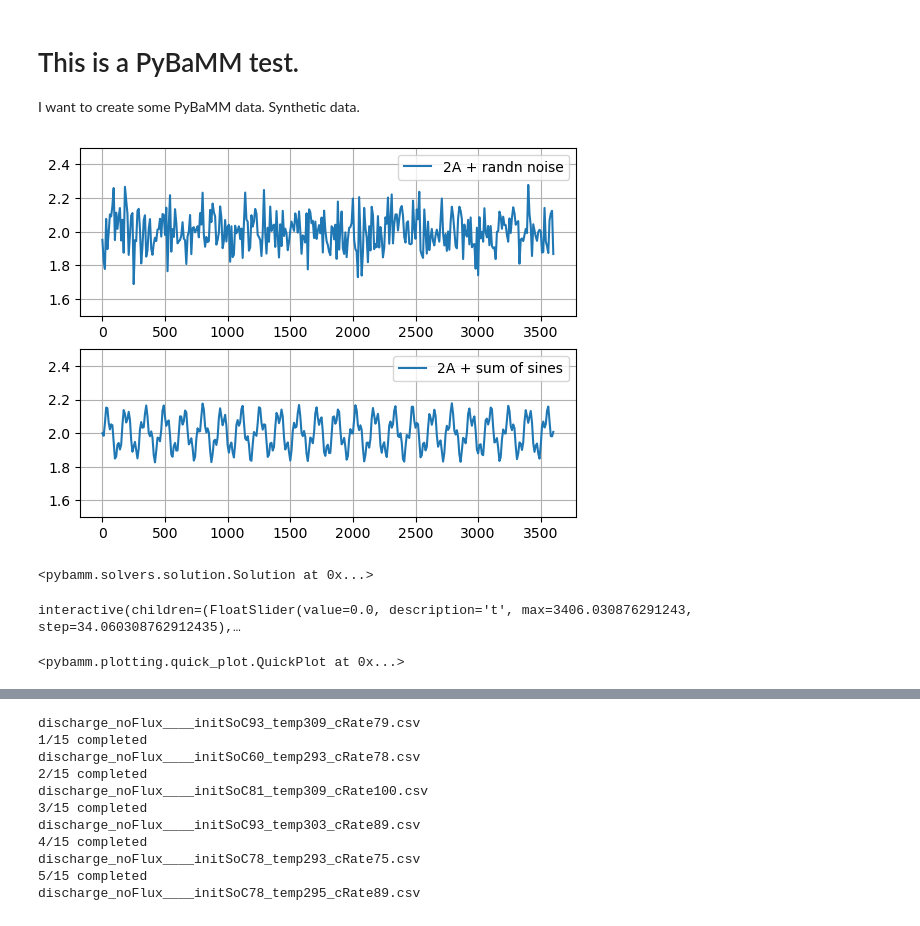
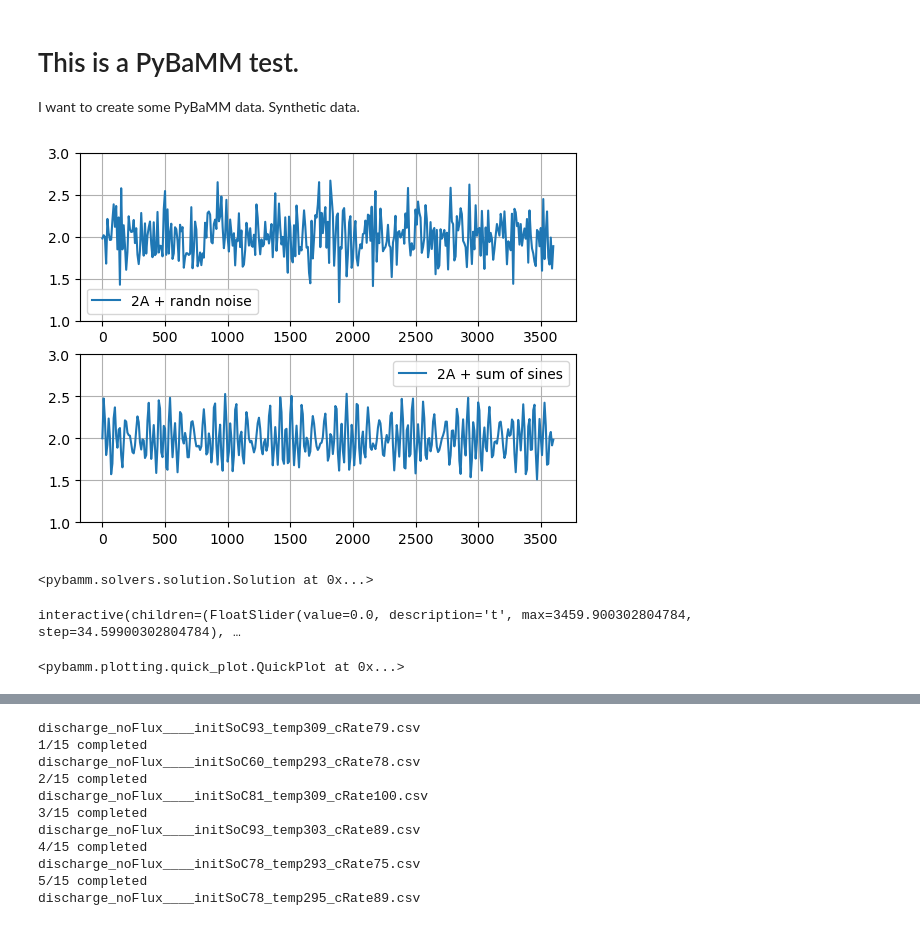
Before and after one commit to SarvTex/june_sciml_workshop, a Jupyter notebook: 11_pybammCreateData.ipynb, the cells around one changed output, grey strips where cells are left out. Drawn from its saved outputs; the diff is of its cells as text; code cells hidden in the pictures.

```diff
--- a/11_pybammCreateData.ipynb
+++ b/11_pybammCreateData.ipynb
@@ -13,38 +13,38 @@ import matplotlib.pyplot as plt
 def generate_data_randn(avg, stddev, t_step=10, max_time=3600):
     # this is it
     time = np.arange(0, max_time+t_step, t_step)
     out  = (np.ones_like(time) * avg) + (np.random.randn(*time.shape) * stddev)
 
     return pybamm.Interpolant(time, out, pybamm.t)
 
 def generate_data_sum_sin(avg, max_amp, num_sines=3, t_step=10, max_time=3600):
     max_freq = 1/4/t_step
     time = np.arange(0, max_time+t_step, t_step)
     out  = np.ones_like(time, dtype=np.float64) * avg
     for i in range(num_sines):
         out += np.sin(2*np.pi*np.random.rand()*max_freq*time) * (2*np.random.rand()-1) * max_amp
 
     return pybamm.Interpolant(time, out, pybamm.t)
 
 
 # demo interpolant data generation functions
-curr_interpolant_rand = generate_data_randn(2., 0.1)
-curr_interpolant_sine = generate_data_sum_sin(2., 0.15)
+curr_interpolant_rand = generate_data_randn(2., 0.25)
+curr_interpolant_sine = generate_data_sum_sin(2., 0.5)
 
 fig, (ax1,ax2) = plt.subplots(2,1)
 ax1.plot(curr_interpolant_rand.x[0], curr_interpolant_rand.y, label="2A + randn noise")
-ax1.set_ylim(1.5, 2.5)
+ax1.set_ylim(1, 3)
 ax1.grid(True)
 ax1.legend()
 
 ax2.plot(curr_interpolant_sine.x[0], curr_interpolant_sine.y, label="2A + sum of sines")
-ax2.set_ylim(1.5, 2.5)
+ax2.set_ylim(1, 3)
 ax2.grid(True)
 ax2.legend()
 
 plt.show()
 # %% [output]
-[figure, old version]
+[figure, new version]
 # %%
 def init_pybamm_model():
     param_values = pybamm.ParameterValues("Chen2020")
@@ -68,10 +68,10 @@ simul.solve(initial_soc = 0.95)
 # %% [output]
 <pybamm.solvers.solution.Solution at 0x...>
 # %%
-output_vars = ["Current [A]", "Voltage [V]", "X-averaged cell temperature [K]", "Ambient temperature [K]"]
+output_vars = ["Current [A]", "Voltage [V]", ["X-averaged cell temperature [K]", "Ambient temperature [K]"]]
 simul.plot(output_vars)
 # %% [output]
-interactive(children=(FloatSlider(value=0.0, description='t', max=3406.030876291243, step=34.060308762912435),…
+interactive(children=(FloatSlider(value=0.0, description='t', max=3459.900302804784, step=34.59900302804784), …
 <pybamm.plotting.quick_plot.QuickPlot at 0x...>
 # %%
 def transfer_sol_pandas(solution):
```
Also changed, not shown: parts of 3 cells of this notebook.
